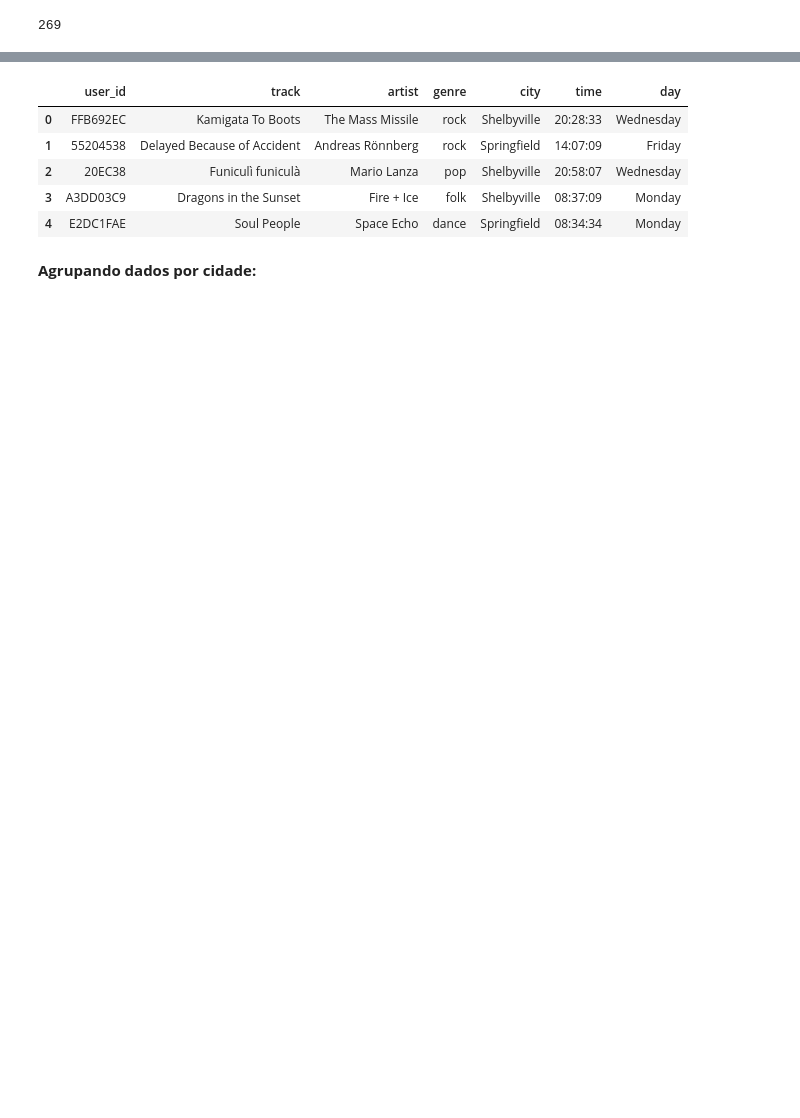
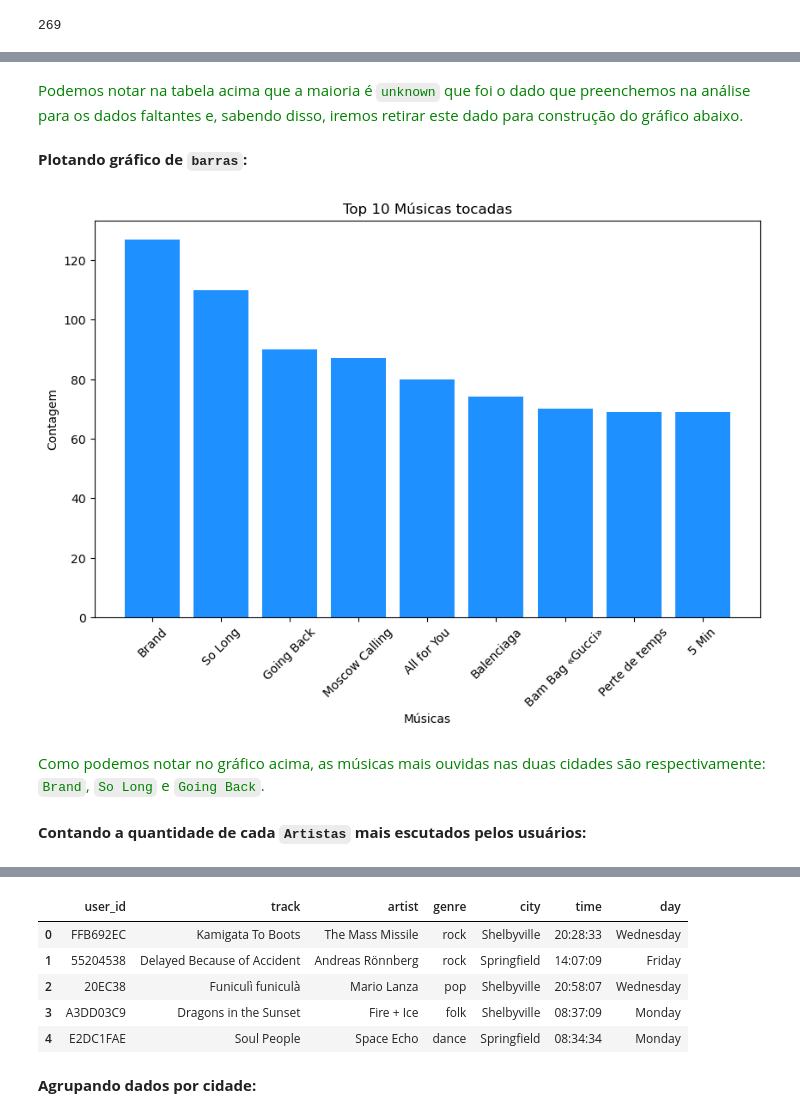
Before and after one commit to Marcusprog/Personal-Projects, a Jupyter notebook: Sprint 2/Projeto sprint 2.ipynb, the cells around one changed output, grey strips where cells are left out. Cells and saved outputs as stored; diff of their text form; code cells hidden in the pictures; blank space fills up the shorter version.

```diff
--- a/Sprint 2/Projeto sprint 2.ipynb
+++ b/Sprint 2/Projeto sprint 2.ipynb
@@ -314,0 +259,4 @@ A hipótese afirma que existem diferenças no consumo de música pelos usuários
+# %%
+track_top_10 = df['track'].value_counts().head(10).reset_index()
+track_top_10.columns = ['track', 'count']
+track_top_10
@@ -314,0 +275,19 @@ A hipótese afirma que existem diferenças no consumo de música pelos usuários
+# %% [markdown]
+<span style="color:green;">Podemos notar na tabela acima que a maioria é ``unknown`` que foi o dado que preenchemos na análise para os dados faltantes e, sabendo disso, iremos retirar este dado para construção do gráfico abaixo.</span>
+# %% [markdown]
+**Plotando gráfico de ``barras``:**
+# %%
+df_filtered = track_top_10[track_top_10['track'] != 'unknown']
+plt.figure(figsize=(10, 6))
+plt.bar(df_filtered['track'], df_filtered['count'], color='#1E90FF')
+plt.xlabel('Músicas')
+plt.ylabel('Contagem')
+plt.title('Top 10 Músicas tocadas')
+plt.xticks(rotation=45)
+plt.show()
+# %% [output]
+[figure, added]
+# %% [markdown]
+<span style="color:green;">Como podemos notar no gráfico acima, as músicas mais ouvidas nas duas cidades são respectivamente: ``Brand``, ``So Long`` e ``Going Back``.</span>
+# %% [markdown]
+**Contando a quantidade de cada ``Artistas`` mais escutados pelos usuários:**
```
Also changed, not shown: parts of 105 cells of this notebook.
